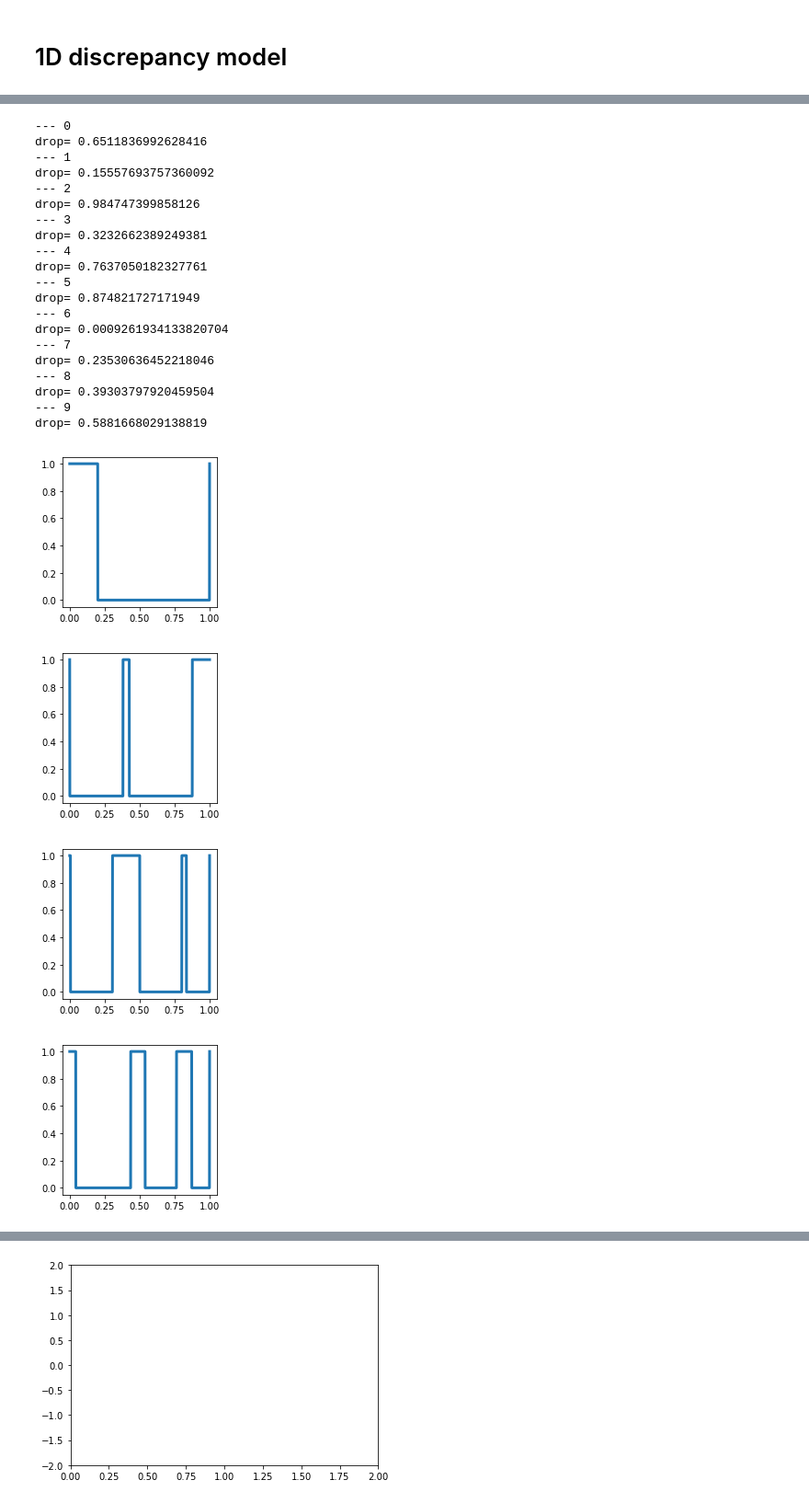
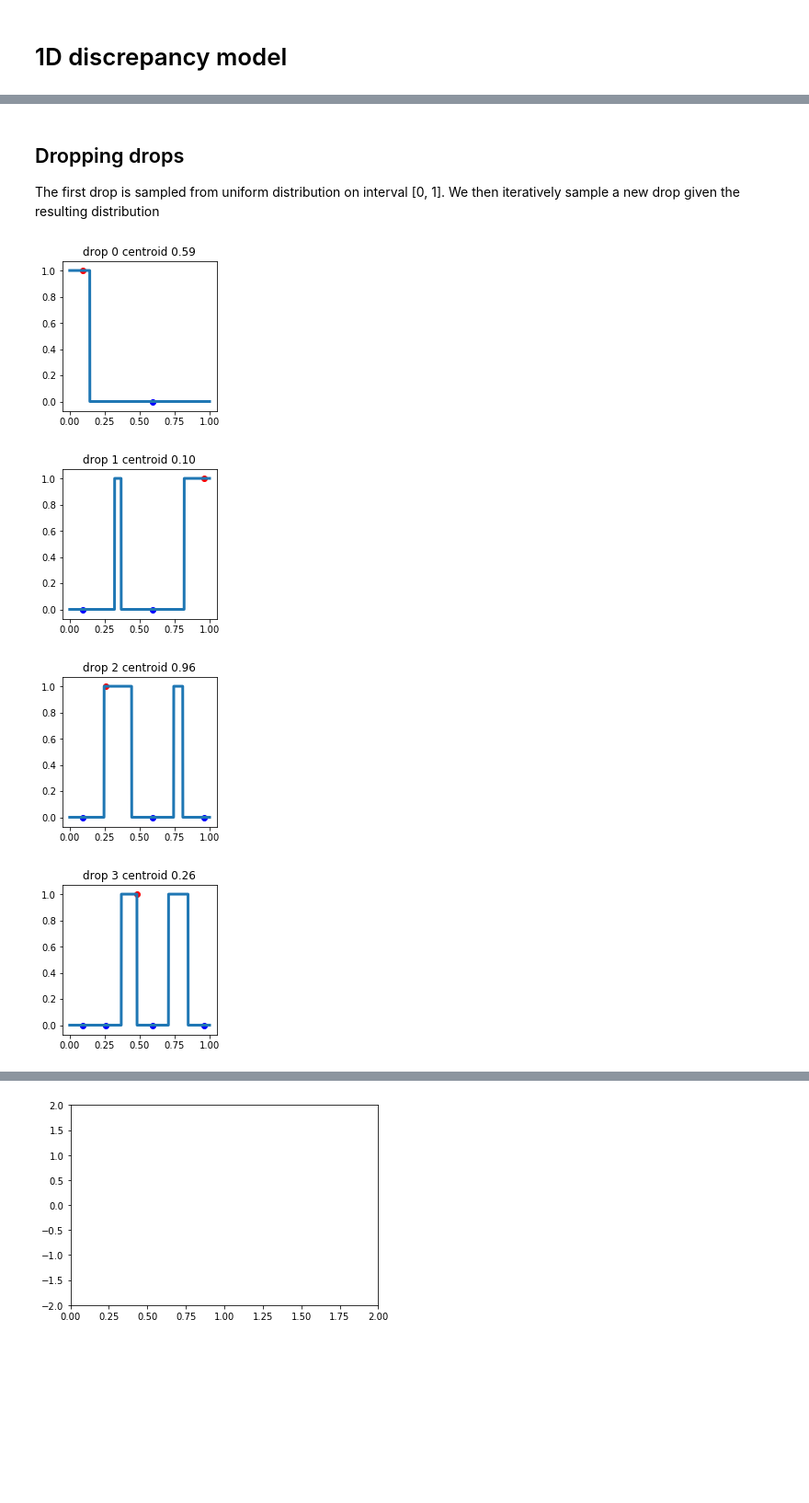
Before and after one commit to ivankeller/discepancy, a Jupyter notebook: discrepancy1.ipynb, the cells around one changed output, grey strips where cells are left out. Shown: that part at 92% size. Cells and saved outputs as stored; diff of their text form; code cells hidden in the pictures; blank space fills up the shorter version.

```diff
--- a/discrepancy1.ipynb
+++ b/discrepancy1.ipynb
@@ -37,37 +52,23 @@ r1d.plot_density(lambda x: r1d.density_drops(x, centroids=[0.4, 0.8], fill=0.5),
+# %% [markdown]
+## Dropping drops
+The first drop is sampled from uniform distribution on interval [0, 1]. We then iteratively sample a new drop given the resulting distribution
 # %%
 nb_drops = 10
+fill = 0.9
+centers = []
 drop = np.random.sample()
-centers = []
 for i in range(nb_drops):
     centers.append(drop)
-    print ('---', i)
-    print ("drop=", drop)
+    #print('drop', i, "centroid=", drop)
     #print("centers=", centers)
-    density = lambda x: r1d.density_drops(x, centers, fill=0.9)
-    r1d.plot_density(density, size=3, linewidth=3)
+    density = lambda x: r1d.density_drops(x, centers, fill=fill)
+    if i > 0:
+        plt.scatter(x=[drop], y=[1], color='r')
+    r1d.plot_density(density, size=3, linewidth=3, title="drop %d centroid %.2f" % (i, drop))
+    plt.scatter(x=centers, y=[0]*len(centers), color='b')
     drop = r1d.rejection_sampling(density)
 # %% [output]
---- 0
-drop= 0.6511836992628416
---- 1
-drop= 0.15557693757360092
---- 2
-drop= 0.984747399858126
---- 3
-drop= 0.3232662389249381
---- 4
-drop= 0.7637050182327761
---- 5
-drop= 0.874821727171949
---- 6
-drop= 0.0009261934133820704
---- 7
-drop= 0.23530636452218046
---- 8
-drop= 0.39303797920459504
---- 9
-drop= 0.5881668029138819
-[figure, old version]
+[figure, new version]
-[figure, old version]
+[figure, new version]
-[figure, old version]
+[figure, new version]
-[figure, old version]
+[figure, new version]
```
Also changed, not shown: parts of 20 cells of this notebook, 1 other file.
